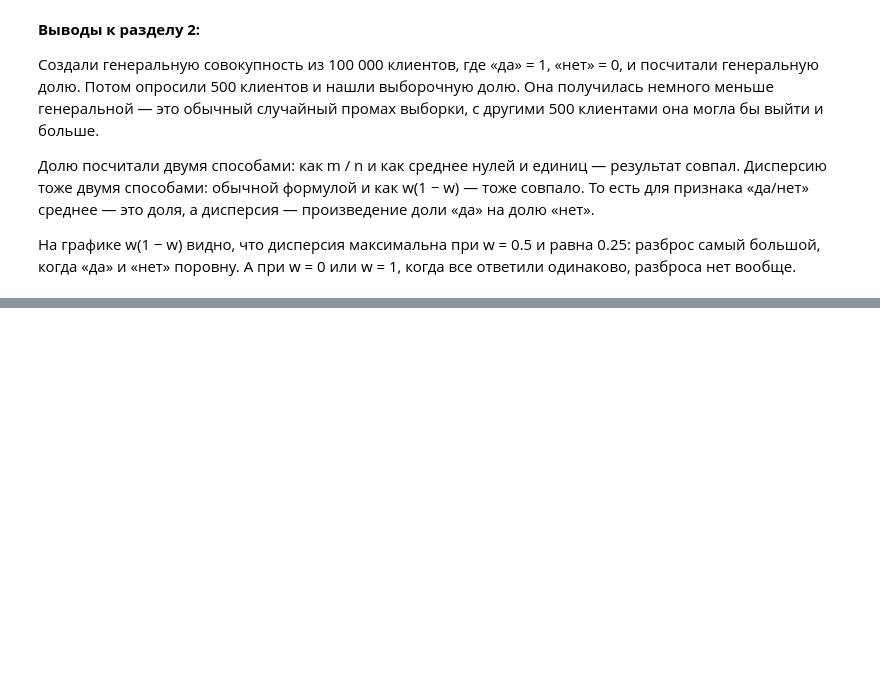
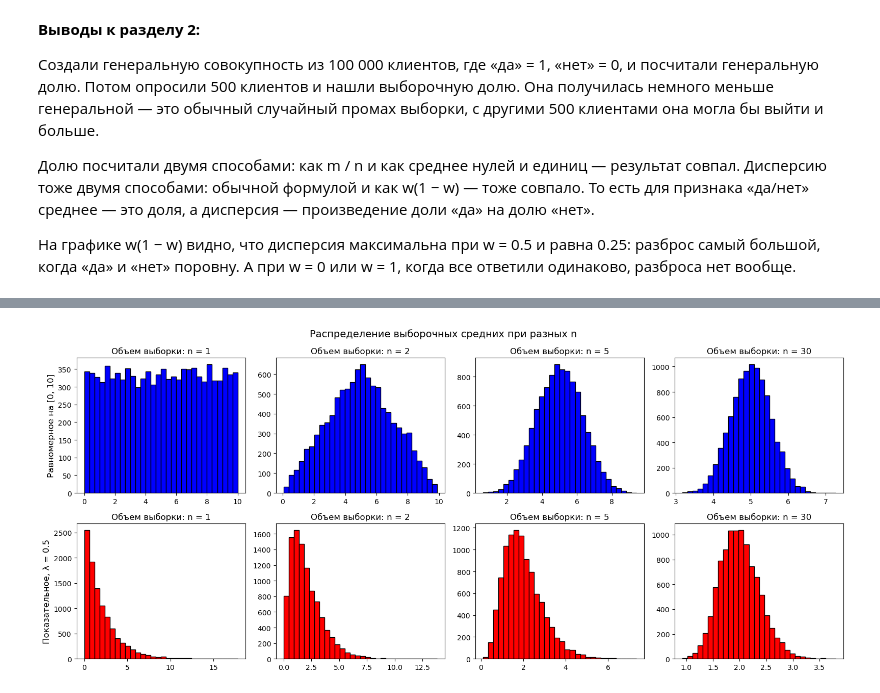
Before and after one commit to dvdkrkh/probability-stats-python, a Jupyter notebook: 02_estimation_clt_ci.ipynb, the cells around one changed output, grey strips where cells are left out. Cells and saved outputs as stored; diff of their text form; code cells hidden in the pictures; blank space fills up the shorter version.

```diff
--- a/02_estimation_clt_ci.ipynb
+++ b/02_estimation_clt_ci.ipynb
@@ -240,0 +301,25 @@ plt.show()
+# %%
+clt_n_values = [1,2,5,30]
+clt_n_samples = 10000
+
+fig, axes = plt.subplots(2,4, figsize=(16, 7))
+for i, n in enumerate(clt_n_values):
+    clt_unif_table = np.random.choice(clt_unif, (clt_n_samples, n), replace=True)
+    clt_unif_means = clt_unif_table.mean(axis=1) # массив из 10000 средних
+
+    clt_expo_table = np.random.choice(clt_expo, (clt_n_samples, n), replace=True)
+    clt_expo_means = clt_expo_table.mean(axis=1) # массив из 10000 средних
+
+    axes[0,i].hist(clt_unif_means, bins=30, color='blue', edgecolor='black')
+    axes[0,i].set_title(f"Объем выборки: n = {n}")
+    axes[1,i].hist(clt_expo_means, bins=30, color='red', edgecolor='black')
+    axes[1,i].set_title(f"Объем выборки: n = {n}")
+
+
+axes[0, 0].set_ylabel("Равномерное на [0, 10]", fontsize=12)
+axes[1, 0].set_ylabel("Показательное, λ = 0.5", fontsize=12)
+fig.suptitle("Распределение выборочных средних при разных n", fontsize=14)
+plt.tight_layout()
+plt.show()
+# %% [output]
+[figure, added]
```
Also changed, not shown: parts of 11 cells of this notebook.
